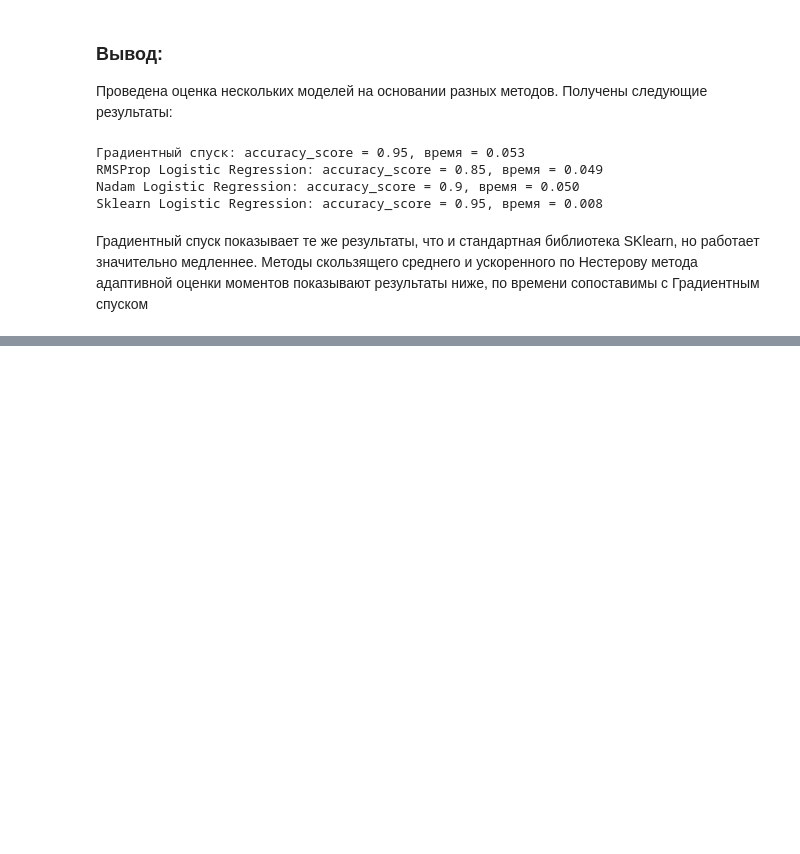
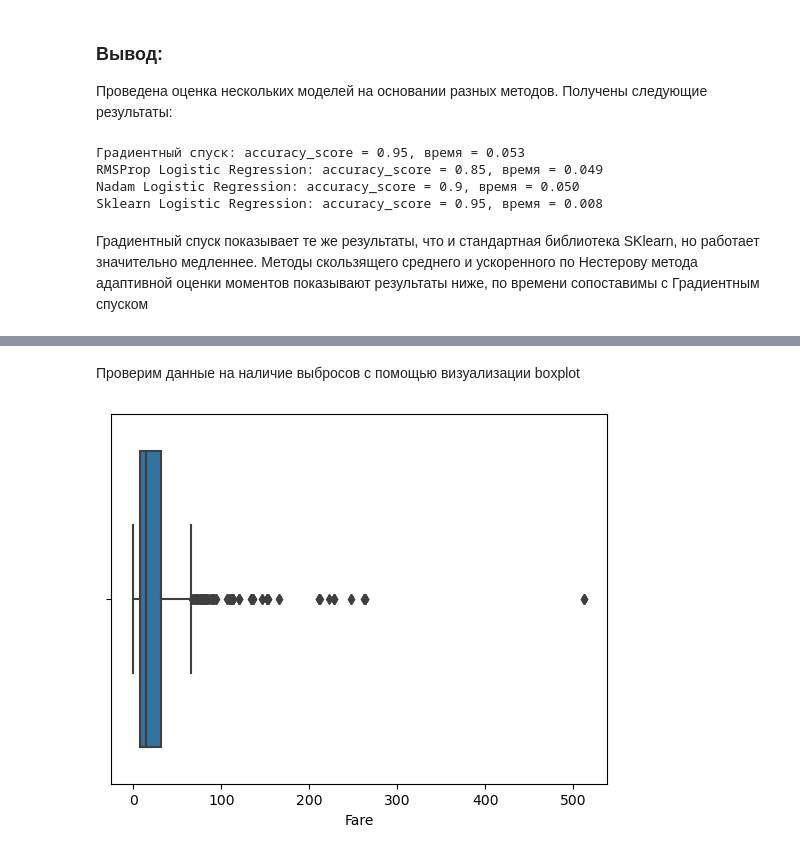
Before and after one commit to VyacheslavGusev/Machine_Lerning, a Jupyter notebook: ML_practice.ipynb, the cells around one changed output, grey strips where cells are left out. Drawn from its saved outputs; the diff is of its cells as text; code cells hidden in the pictures; blank space fills up the shorter version.

```diff
--- a/ML_practice.ipynb
+++ b/ML_practice.ipynb
@@ -933,0 +1122,3 @@ plt.show()
+# %%
+data = df[['Survived', 'Pclass', 'Sex', 'Age', 'SibSp',
+       'Parch', 'Fare', 'Embarked']]
@@ -933,0 +1141,3 @@ plt.show()
+# %%
+# Медианное значение для Age возьмем из описательной статистики датафрейма выше
+data.loc[data['Age'] == 'NaN', 'Age'] = 28
@@ -933,0 +1153,2 @@ plt.show()
+# %%
+data.loc[data['Embarked'] == 'NaN', 'Embarked'] = 'S'
@@ -933,0 +1175,2 @@ plt.show()
+# %%
+data = pd.get_dummies(data.loc[:, ['Survived','Pclass', 'Sex', 'Age', 'SibSp', 'Parch', 'Fare', 'Embarked']])
@@ -933,0 +1186,7 @@ plt.show()
+# %% [markdown]
+Проверим данные на наличие выбросов с помощью визуализации boxplot
+# %%
+sns.boxplot(data['Fare'])
+plt.show()
+# %% [output]
+[figure, added]
```
Also changed, not shown: parts of 155 cells of this notebook, 1 other file.
